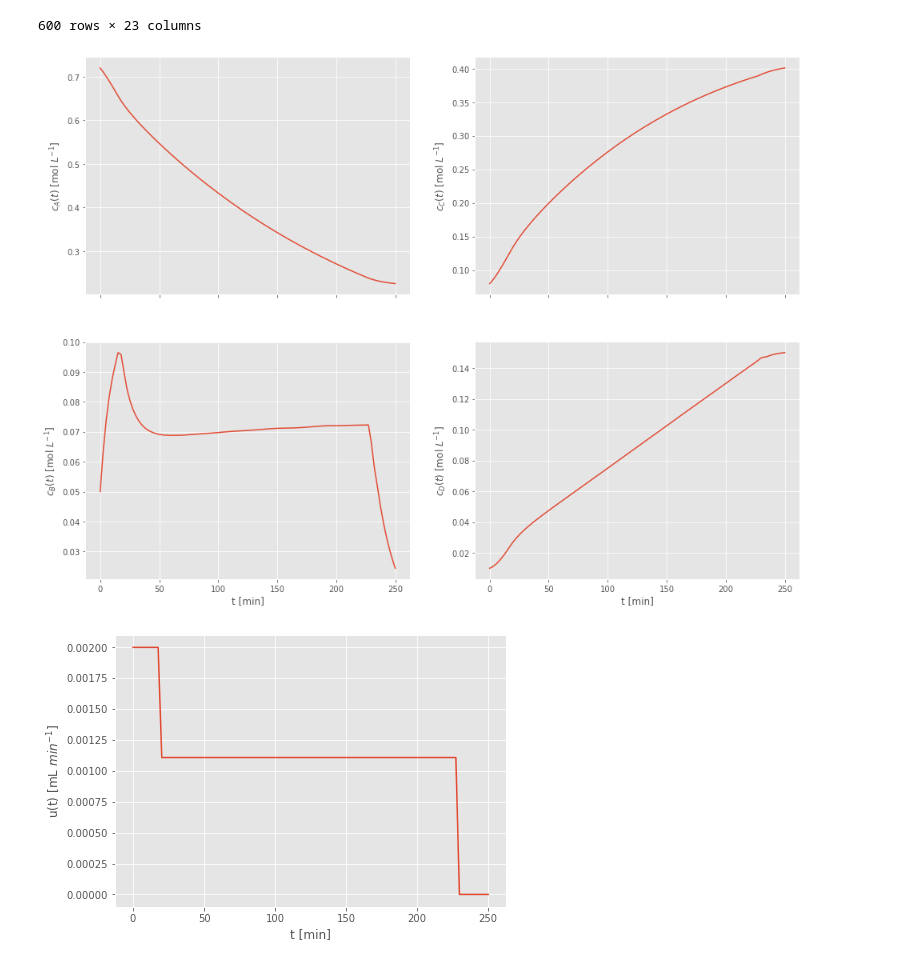
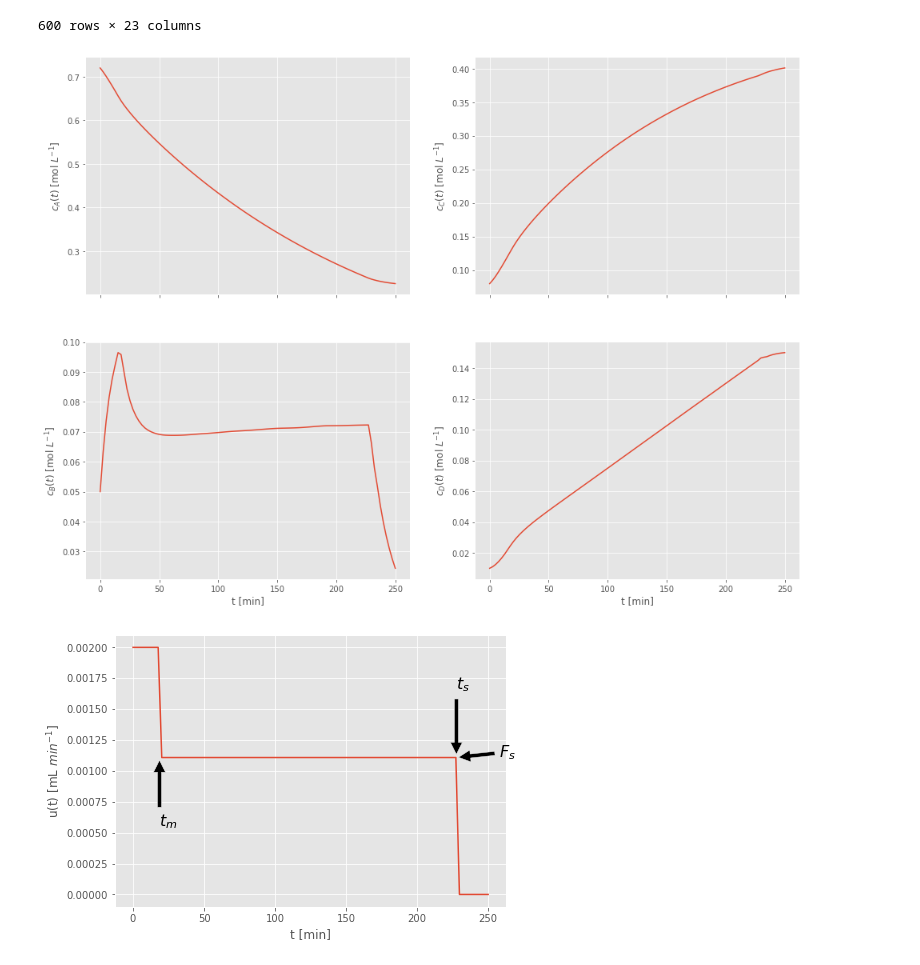
Before and after one commit to vicrsp/rto, a Jupyter notebook: src/notebooks/CE-TwoStepAnalysis.ipynb, the cells around one changed output. Cells and saved outputs as stored; diff of their text form; code cells hidden in the pictures.

```diff
--- a/src/notebooks/CE-TwoStepAnalysis.ipynb
+++ b/src/notebooks/CE-TwoStepAnalysis.ipynb
@@ -159,34 +159,41 @@ all_results_pv.columns
 # %%
 # ideal run
 sim_ideal = model_ideal.simulate(u_real_optimum)
 
 # Build the input signal F
 F_ideal = build_F(sim_ideal.t, u_real_optimum)
 
 # Plot the optimal simulation profiles
 fig, (ax1, ax2) = plt.subplots(2, 2, sharex=True, figsize=(16,12))
 
 ax1[0].plot(sim_ideal.t, sim_ideal.y[0])
 ax1[1].plot(sim_ideal.t, sim_ideal.y[2])
 ax2[0].plot(sim_ideal.t, sim_ideal.y[1])
 ax2[1].plot(sim_ideal.t, sim_ideal.y[3])
 ax2[0].set_xlabel('t [min]')
 ax2[1].set_xlabel('t [min]')
 
 ax1[0].set_ylabel('$c_A(t)$ [mol $L^{-1}$]')
 ax1[1].set_ylabel('$c_C(t)$ [mol $L^{-1}$]')
 ax2[0].set_ylabel('$c_B(t)$ [mol $L^{-1}$]')
 ax2[1].set_ylabel('$c_D(t)$ [mol $L^{-1}$]')
 
 fig, ax = plt.subplots(figsize=(7,5))
 ax.plot(sim_ideal.t, F_ideal)
+#ax.axvline(u_real_optimum[0], 0, u_real_optimum[1]/0.002, color= 'k', ls='--')
+#ax.axvline(u_real_optimum[2], 0, u_real_optimum[1]/0.002, color= 'k', ls='--')
+
+ax.annotate('$t_m$', xy=(u_real_optimum[0], u_real_optimum[1]), xytext=(u_real_optimum[0], u_real_optimum[1] * 0.5),arrowprops=dict(facecolor='black', shrink=0.05),fontsize='16')
+ax.annotate('$t_s$', xy=(u_real_optimum[2], u_real_optimum[1]), xytext=(u_real_optimum[2], u_real_optimum[1] * 1.5),arrowprops=dict(facecolor='black', shrink=0.05),fontsize='16')
+ax.annotate('$F_s$', xy=(u_real_optimum[2], u_real_optimum[1]), xytext=(u_real_optimum[2] + 30, u_real_optimum[1]),arrowprops=dict(facecolor='black', shrink=0.05),fontsize='16')
+
 ax.set_xlabel('t [min]')
 ax.set_ylabel('u(t) [mL $min^{-1}$]')
 
 plt.show()
 # %% [output]
 [figure]
-[figure, old version]
+[figure, new version]
 # %%
 # du results per iteration
 sns.boxplot(data=all_results_pv, x='iteration', y='du', hue='instance')
```
Also changed, not shown: parts of 3 cells of this notebook, 1 other file.
